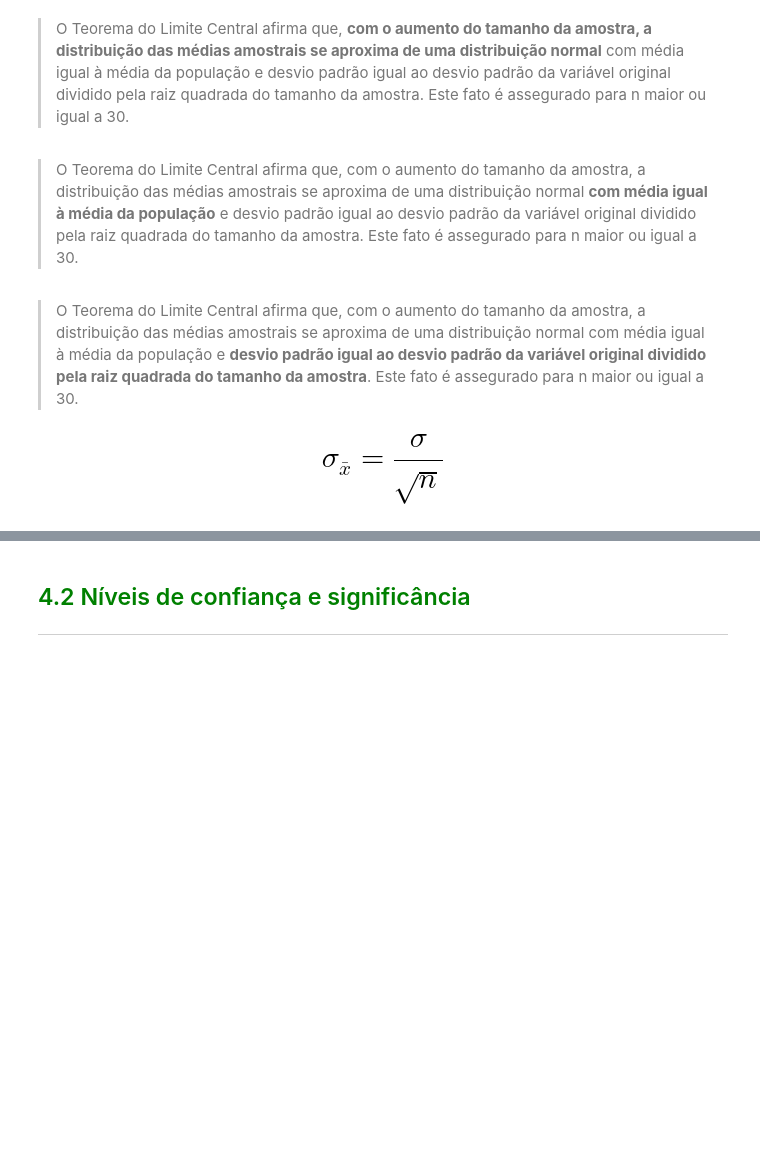
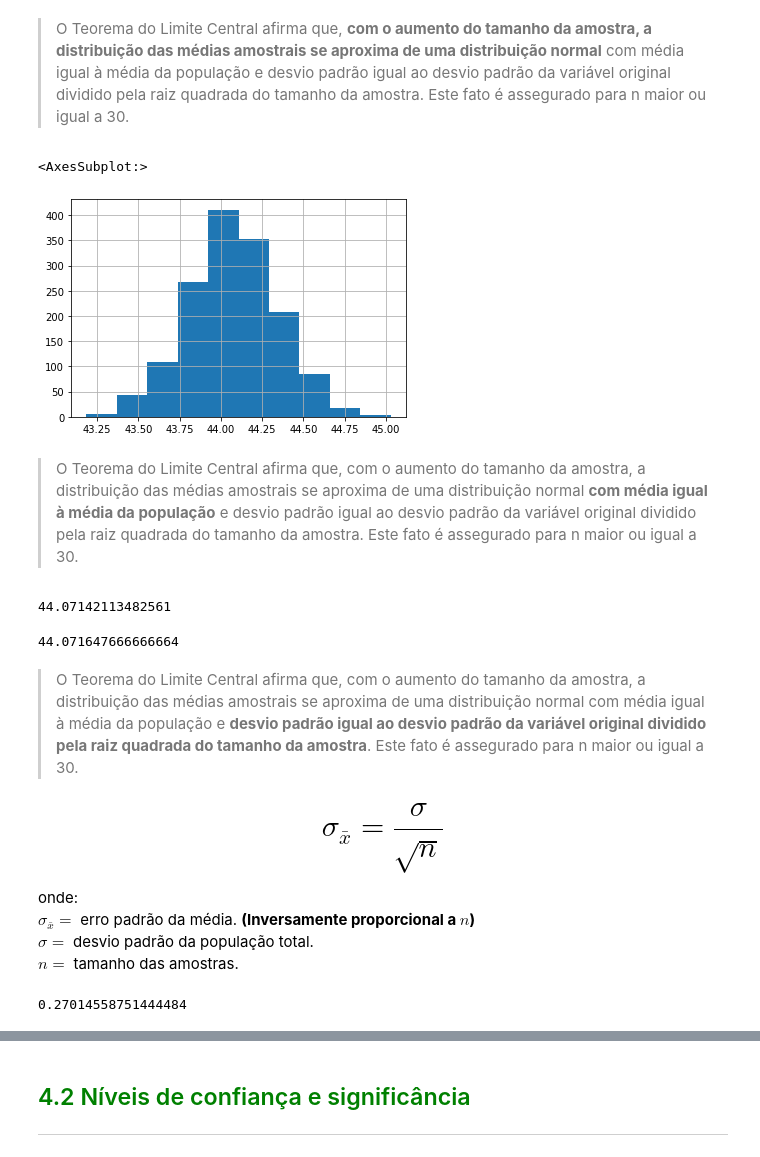
Before and after one commit to RichardRosenblat/alura-estatistica-com-python-parte-2, a Jupyter notebook: Curso_de_Estatística_Parte_2.ipynb, the cells around one changed output, grey strips where cells are left out. Cells and saved outputs as stored; diff of their text form; code cells hidden in the pictures; blank space fills up the shorter version.

```diff
--- a/Curso_de_Estatística_Parte_2.ipynb
+++ b/Curso_de_Estatística_Parte_2.ipynb
@@ -1150,2 +1159,8 @@ O desvio padrão das médias amostrais é conhecido como **erro padrão da médi
 # %% [markdown]
 ### Entendendo o Teorema do Limite Central
+# %%
+n = 2000 # Tamanho das amostras
+total_de_amostras = 1500 # Quantidade total de amostras
+# %%
+amostras = pd.DataFrame()
+amostras
@@ -1151,0 +1169,10 @@ O desvio padrão das médias amostrais é conhecido como **erro padrão da médi
+# %%
+# Iteramos pelo total de amostras
+for i in range(total_de_amostras):
+  # Pegamos uma amostra da idade, de tamanho n, dos dados; No formato de uma series
+  _ = dados['Idade'].sample(n)
+  # resetamos os indices
+  _.index = range(0, len(_))
+  # adicionamos no dataframe de amostras, com o nome de Amostra_ seguido do numero da iteração
+  amostras['Amostra_' + str(i)] = _
+amostras
@@ -1152,8 +1212,35 @@ O desvio padrão das médias amostrais é conhecido como **erro padrão da médi
 # %% [markdown]
 > O Teorema do Limite Central afirma que, **com o aumento do tamanho da amostra, a distribuição das médias amostrais se aproxima de uma distribuição normal** com média igual à média da população e desvio padrão igual ao desvio padrão da variável original dividido pela raiz quadrada do tamanho da amostra. Este fato é assegurado para n maior ou igual a 30.
+# %%
+# é isso ai, veja que ela se aproxima de uma curva de sino!
+amostras.mean().hist()
+# %% [output]
+<AxesSubplot:>
+[figure, added]
 # %% [markdown]
 > O Teorema do Limite Central afirma que, com o aumento do tamanho da amostra, a distribuição das médias amostrais se aproxima de uma distribuição normal **com média igual à média da população** e desvio padrão igual ao desvio padrão da variável original dividido pela raiz quadrada do tamanho da amostra. Este fato é assegurado para n maior ou igual a 30.
+# %%
+# A média da População
+dados['Idade'].mean()
+# %% [output]
+44.07142113482561
+# %%
+# A média das médias amostrais,
+amostras.mean().mean()
+# %% [output]
+44.071647666666664
 # %% [markdown]
 > O Teorema do Limite Central afirma que, com o aumento do tamanho da amostra, a distribuição das médias amostrais se aproxima de uma distribuição normal com média igual à média da população e **desvio padrão igual ao desvio padrão da variável original dividido pela raiz quadrada do tamanho da amostra**. Este fato é assegurado para n maior ou igual a 30.
 
 # $$\sigma_\bar{x} = \frac{\sigma}{\sqrt{n}}$$
+
+onde:
+$\sigma_\bar{x} =$ erro padrão da média. **(Inversamente proporcional a $n$)**
+$\sigma =$ desvio padrão da população total.
+$n =$ tamanho das amostras.
+# %%
+# Desvio padrão das médias amostrais
+# Chamamos isso de erro padrão da média
+amostras.mean().std()
+# %% [output]
+0.27014558751444484
```
Also changed, not shown: parts of 11 cells of this notebook.
